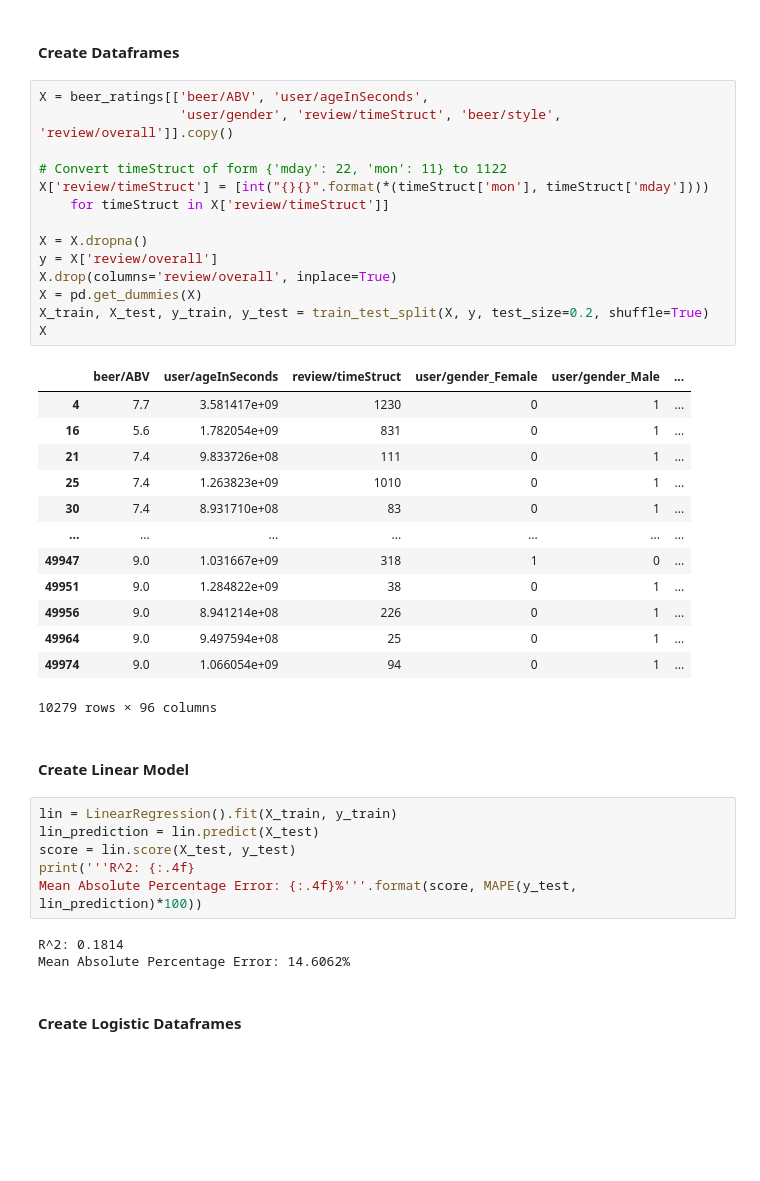
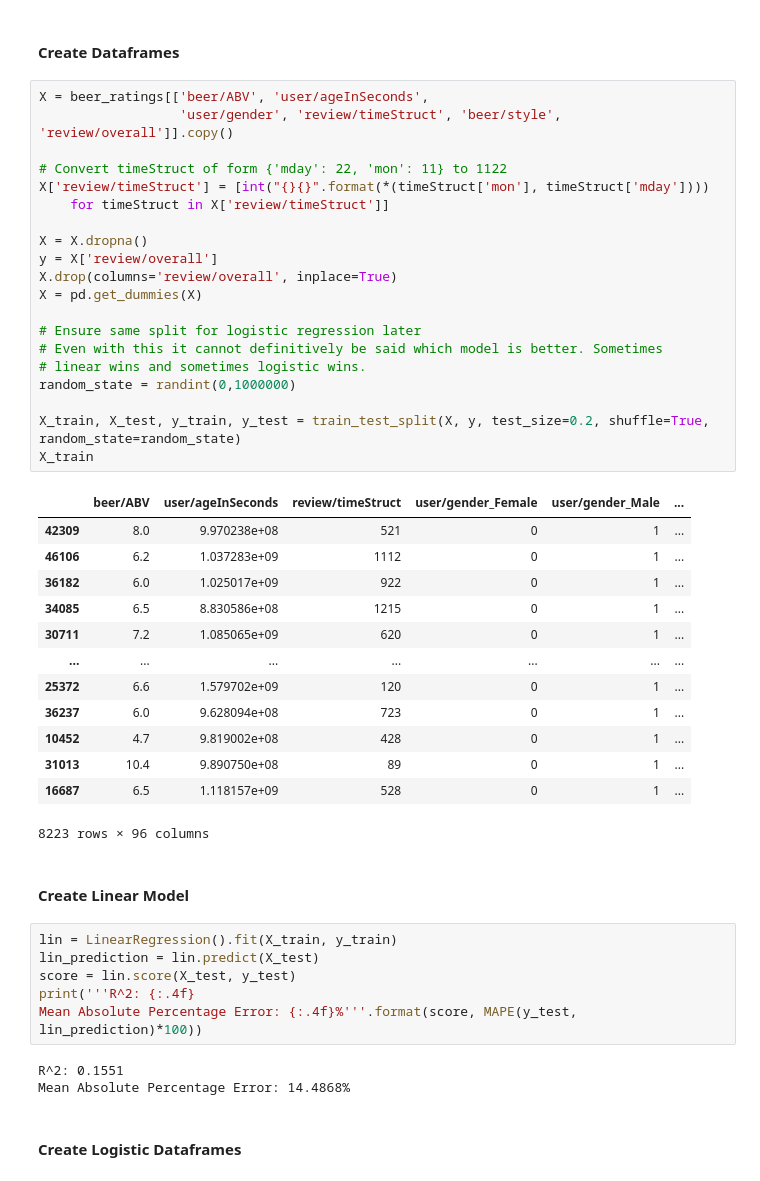
Before and after one commit to davisgriffin/Machine_Learning, a Jupyter notebook: Homework/davis_haney_homework3.ipynb, the cells around one changed output. Drawn from its saved outputs; the diff is of its cells as text; blank space fills up the shorter version.

```diff
--- a/Homework/davis_haney_homework3.ipynb
+++ b/Homework/davis_haney_homework3.ipynb
@@ -29,31 +30,37 @@ fr.close()
 # %%
 X = beer_ratings[['beer/ABV', 'user/ageInSeconds',
                   'user/gender', 'review/timeStruct', 'beer/style', 'review/overall']].copy()
 
 # Convert timeStruct of form {'mday': 22, 'mon': 11} to 1122
 X['review/timeStruct'] = [int("{}{}".format(*(timeStruct['mon'], timeStruct['mday'])))
     for timeStruct in X['review/timeStruct']]
 
 X = X.dropna()
 y = X['review/overall']
 X.drop(columns='review/overall', inplace=True)
 X = pd.get_dummies(X)
-X_train, X_test, y_train, y_test = train_test_split(X, y, test_size=0.2, shuffle=True)
-X
+
+# Ensure same split for logistic regression later
+# Even with this it cannot definitively be said which model is better. Sometimes
+# linear wins and sometimes logistic wins.
+random_state = randint(0,1000000)
+
+X_train, X_test, y_train, y_test = train_test_split(X, y, test_size=0.2, shuffle=True, random_state=random_state)
+X_train
 # %% [output]
 |  | beer/ABV | user/ageInSeconds | review/timeStruct | user/gender_Female | user/gender_Male | ... |
-| 4 | 7.7 | 3.581417e+09 | 1230 | 0 | 1 | ... |
-| 16 | 5.6 | 1.782054e+09 | 831 | 0 | 1 | ... |
-| 21 | 7.4 | 9.833726e+08 | 111 | 0 | 1 | ... |
-| 25 | 7.4 | 1.263823e+09 | 1010 | 0 | 1 | ... |
-| 30 | 7.4 | 8.931710e+08 | 83 | 0 | 1 | ... |
+| 42309 | 8.0 | 9.970238e+08 | 521 | 0 | 1 | ... |
+| 46106 | 6.2 | 1.037283e+09 | 1112 | 0 | 1 | ... |
+| 36182 | 6.0 | 1.025017e+09 | 922 | 0 | 1 | ... |
+| 34085 | 6.5 | 8.830586e+08 | 1215 | 0 | 1 | ... |
+| 30711 | 7.2 | 1.085065e+09 | 620 | 0 | 1 | ... |
 | ... | ... | ... | ... | ... | ... | ... |
-| 49947 | 9.0 | 1.031667e+09 | 318 | 1 | 0 | ... |
-| 49951 | 9.0 | 1.284822e+09 | 38 | 0 | 1 | ... |
-| 49956 | 9.0 | 8.941214e+08 | 226 | 0 | 1 | ... |
-| 49964 | 9.0 | 9.497594e+08 | 25 | 0 | 1 | ... |
-| 49974 | 9.0 | 1.066054e+09 | 94 | 0 | 1 | ... |
+| 25372 | 6.6 | 1.579702e+09 | 120 | 0 | 1 | ... |
+| 36237 | 6.0 | 9.628094e+08 | 723 | 0 | 1 | ... |
+| 10452 | 4.7 | 9.819002e+08 | 428 | 0 | 1 | ... |
+| 31013 | 10.4 | 9.890750e+08 | 89 | 0 | 1 | ... |
+| 16687 | 6.5 | 1.118157e+09 | 528 | 0 | 1 | ... |
-10279 rows × 96 columns
+8223 rows × 96 columns
 # %% [markdown]
 #### Create Linear Model
 # %%
@@ -63,8 +70,8 @@ score = lin.score(X_test, y_test)
 print('''R^2: {:.4f}
 Mean Absolute Percentage Error: {:.4f}%'''.format(score, MAPE(y_test, lin_prediction)*100))
 # %% [output]
-R^2: 0.1814
-Mean Absolute Percentage Error: 14.6062%
+R^2: 0.1551
+Mean Absolute Percentage Error: 14.4868%
 # %% [markdown]
 #### Create Logistic Dataframes
 # %%
```
Also changed, not shown: parts of 4 cells of this notebook.
